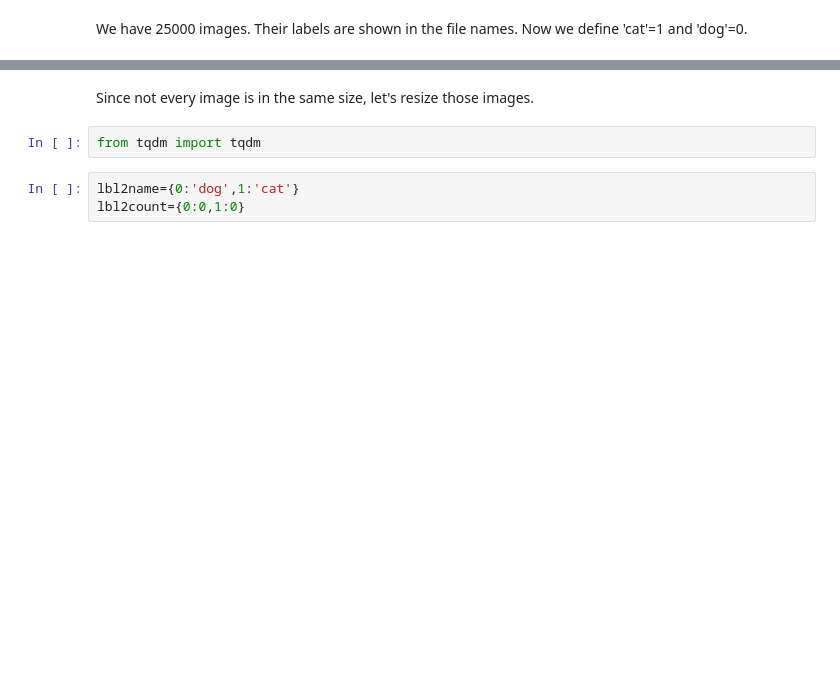
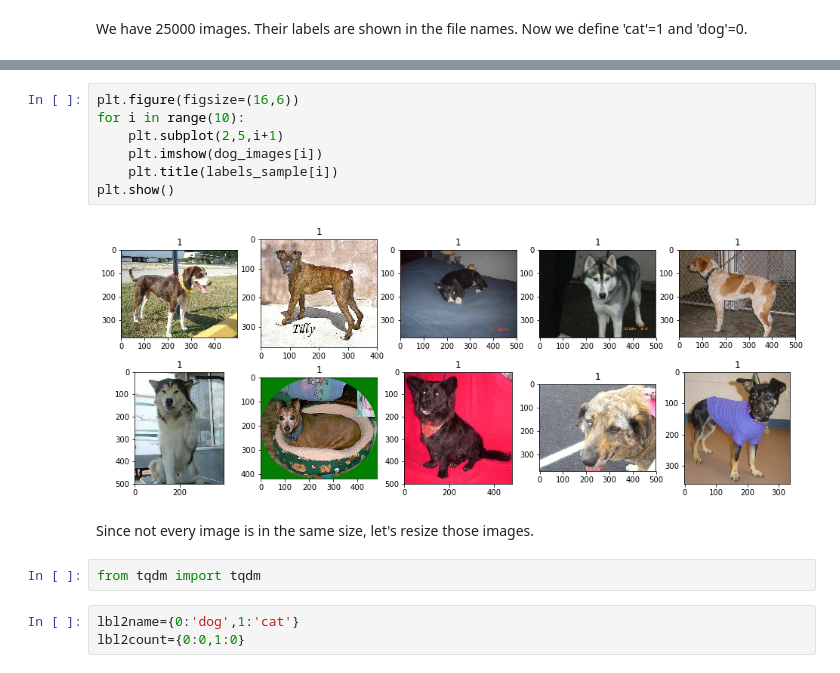
Before and after one commit to shahabeddin/GEC_Lab_Level2, a Jupyter notebook: GEC_Level2_Lab3.ipynb, the cells around one changed output, grey strips where cells are left out. Cells and saved outputs as stored; diff of their text form; blank space fills up the shorter version.

```diff
--- a/GEC_Level2_Lab3.ipynb
+++ b/GEC_Level2_Lab3.ipynb
@@ -71,3 +93,12 @@ plt.show()
+# %%
+plt.figure(figsize=(16,6))
+for i in range(10):
+    plt.subplot(2,5,i+1)
+    plt.imshow(dog_images[i])
+    plt.title(labels_sample[i])
+plt.show()
+# %% [output]
+[figure, added]
 # %% [markdown]
 Since not every image is in the same size, let's resize those images.
 # %%
```
Also changed, not shown: parts of 8 cells of this notebook.
